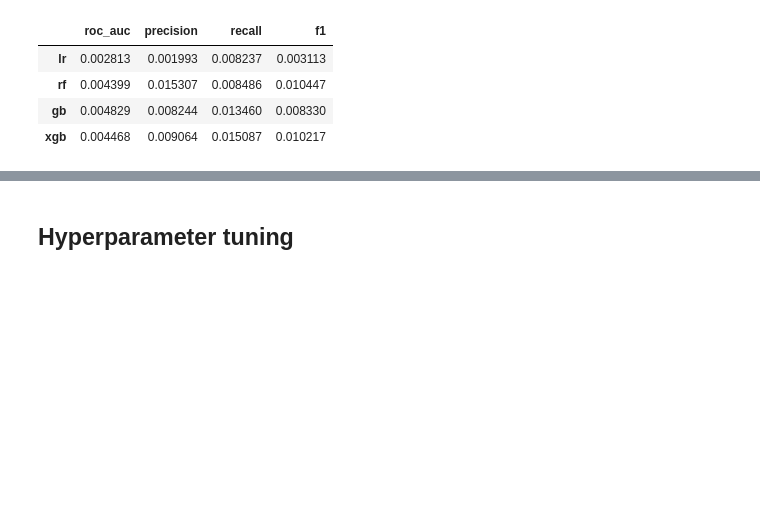
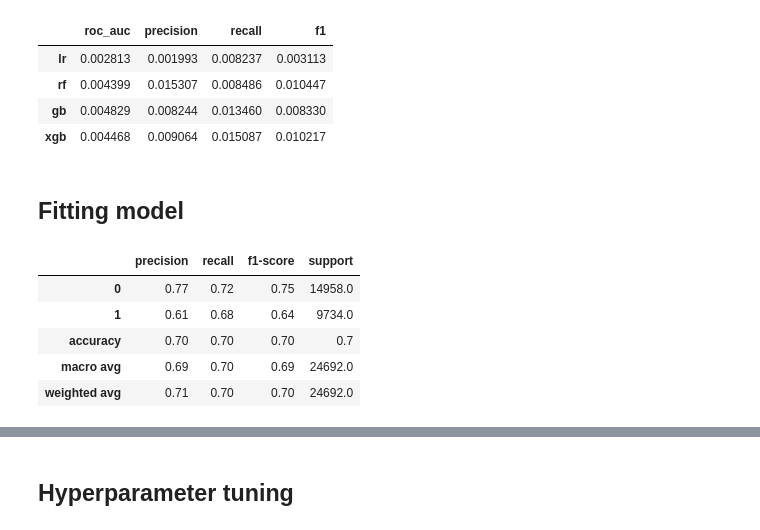
Before and after one commit to stivenlopezg/Starbucks-capstone, a Jupyter notebook: model.ipynb, the cells around one changed output, grey strips where cells are left out. Drawn from its saved outputs; the diff is of its cells as text; code cells hidden in the pictures; blank space fills up the shorter version.

```diff
--- a/model.ipynb
+++ b/model.ipynb
@@ -149,3 +158,26 @@ std_df
 | rf | 0.004399 | 0.015307 | 0.008486 | 0.010447 |
 | gb | 0.004829 | 0.008244 | 0.013460 | 0.008330 |
 | xgb | 0.004468 | 0.009064 | 0.015087 | 0.010217 |
+# %% [markdown]
+## Fitting model
+# %%
+xgb = Pipeline([('transformer', preprocessor),
+                ('estimator', XGBClassifier(max_depth=4,
+                                            learning_rate=0.08,
+                                            subsample=0.8,
+                                            random_state=42,
+                                            scale_pos_weight=1.25))]).fit(train_data, y_train)
+
+joblib.dump(xgb, filename='models/xgb_baseline.pkl')
+
+y_pred = xgb.predict(test_data)
+metrics = calculate_metrics(y_test, y_pred)
+
+generate_report(y_test, y_pred)
+# %% [output]
+|  | precision | recall | f1-score | support |
+| 0 | 0.77 | 0.72 | 0.75 | 14958.0 |
+| 1 | 0.61 | 0.68 | 0.64 | 9734.0 |
+| accuracy | 0.70 | 0.70 | 0.70 | 0.7 |
+| macro avg | 0.69 | 0.70 | 0.69 | 24692.0 |
+| weighted avg | 0.71 | 0.70 | 0.70 | 24692.0 |
```
Also changed, not shown: parts of 25 cells of this notebook.
